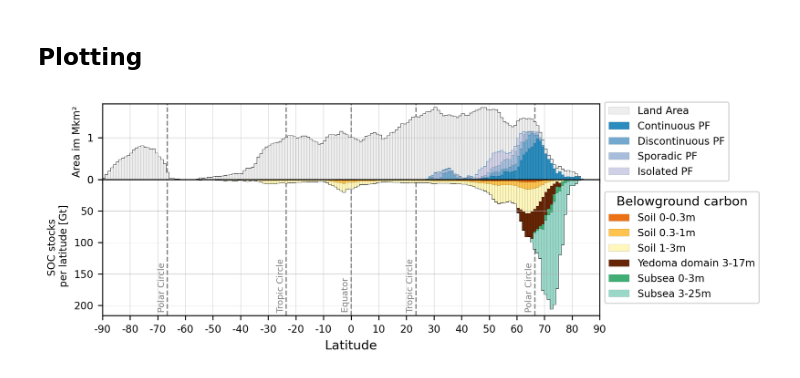
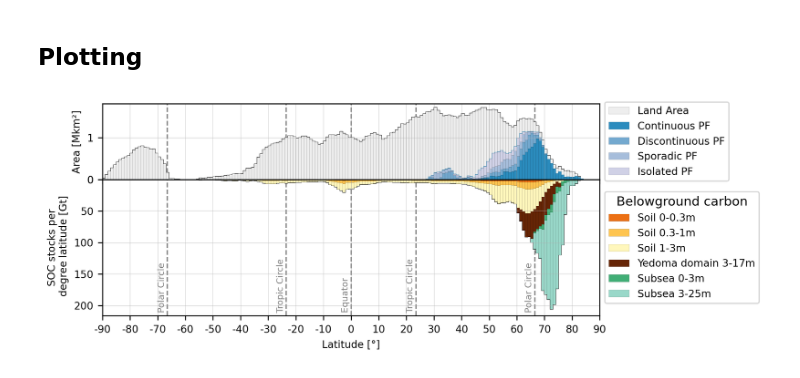
Before and after one commit to initze/carbon_stocks_viz, a Jupyter notebook: Visualize_soilgrids_v01_Plot.ipynb, the cells around one changed output. Drawn from its saved outputs; the diff is of its cells as text; code cells hidden in the pictures.

```diff
--- a/Visualize_soilgrids_v01_Plot.ipynb
+++ b/Visualize_soilgrids_v01_Plot.ipynb
@@ -101,45 +101,45 @@ ax2 = plot_data.plot(kind='bar', stacked=True, x='latitude', y=pf_cols,
 
 # ax params
 ax.invert_yaxis()
-ax.set_ylabel('SOC stocks\n per latitude [Gt]', fontsize=label_size)
-ax.set_xlabel('Latitude')
+ax.set_ylabel('SOC stocks per\n degree latitude [Gt]', fontsize=label_size)
+ax.set_xlabel('Latitude [°]', fontsize=label_size)
 ax.grid(lw=0.2)
 ax.set_xticks(np.arange(0,190,10), which='major')
 ax.tick_params(axis='x', which='minor', bottom=False, top=False) #remove small tickmarks
 ax.set_xlim(0,180)
 
 # ax2 params
-ax2.set_ylabel('Area im Mkm²', fontsize=label_size)
+ax2.set_ylabel('Area [Mkm²]', fontsize=label_size)
 ax2.set_xlabel('')
 ax2.grid(lw=0.2)
 
 # legend
 ax.legend(legend_labels_soil, title='Belowground carbon', loc='center left', bbox_to_anchor=(1.0, 0.5), fontsize=label_size)
 ax2.legend(legend_labels_pf, title=None, loc='center left', bbox_to_anchor=(1.0, 0.5), fontsize=label_size)
 
 # Add vertical lines
 kwargs_lat = dict(lw=1, alpha=0.5, linestyle='--', color='k', zorder=0)
 for x in [-66.5, -23.5, 0, 23.5, 66.5]:
     ax.axvline(x=x+90, **kwargs_lat)  # 'k' is color code for black
     ax2.axvline(x=x+90, **kwargs_lat)  # 'k' is color code for black
 
 # vline Annotations
 annotate_padding = 0.5
 kwargs_annotate = dict(textcoords="data",
                 va="bottom", ha="right", rotation=90, fontsize=7, alpha=1, c='grey')
 for x in [-66.5, 66.5]:
     ax.annotate(" Polar Circle", (x+90-annotate_padding, ax.get_ylim()[0]), **kwargs_annotate)
 for x in [-23.5, 23.5]:
     ax.annotate(" Tropic Circle", (x+90-annotate_padding, ax.get_ylim()[0]), **kwargs_annotate)
 for x in [0]:
     ax.annotate(" Equator", (x+90-annotate_padding, ax.get_ylim()[0]), **kwargs_annotate)
 
 
 plt.subplots_adjust(hspace=0)
 
 kwargs_fig = dict(bbox_inches='tight')
-basename_fig = 'soil_carbon_v07'
+basename_fig = 'soil_carbon_v08'
 fig.savefig(f'{basename_fig}.png', **kwargs_fig)
 fig.savefig(f'{basename_fig}.svg', **kwargs_fig)
 # %% [output]
-[figure, old version]
+[figure, new version]
```
